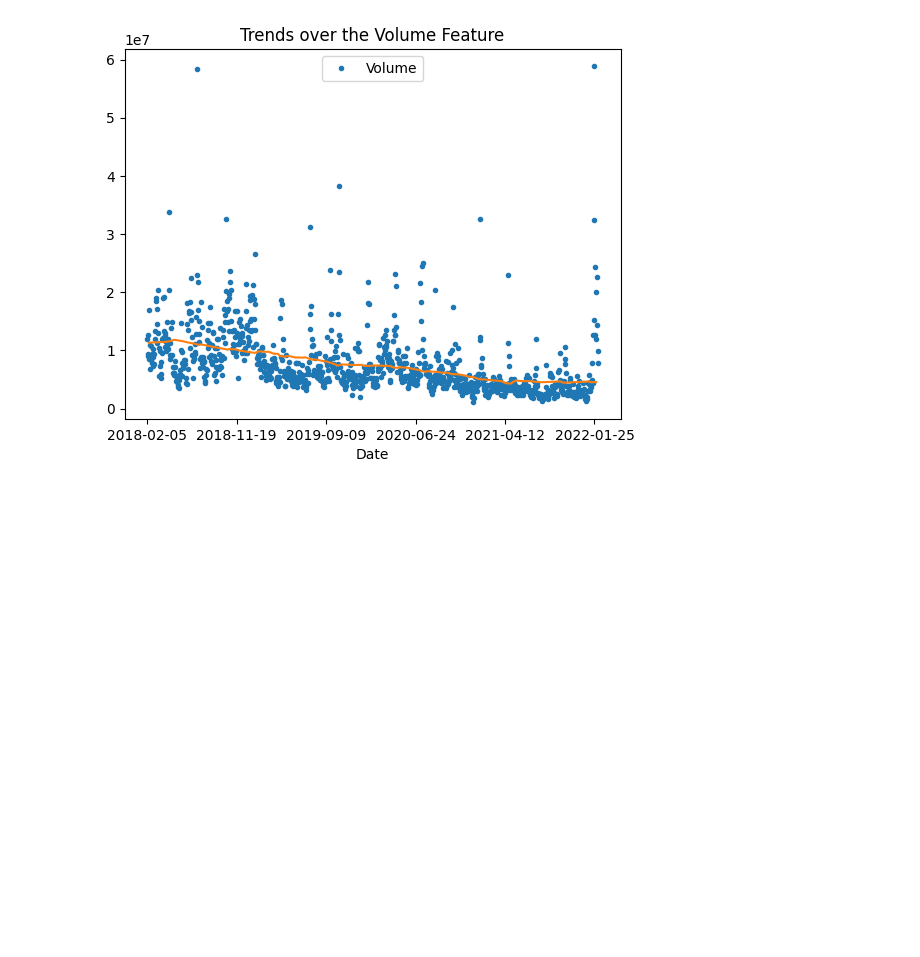
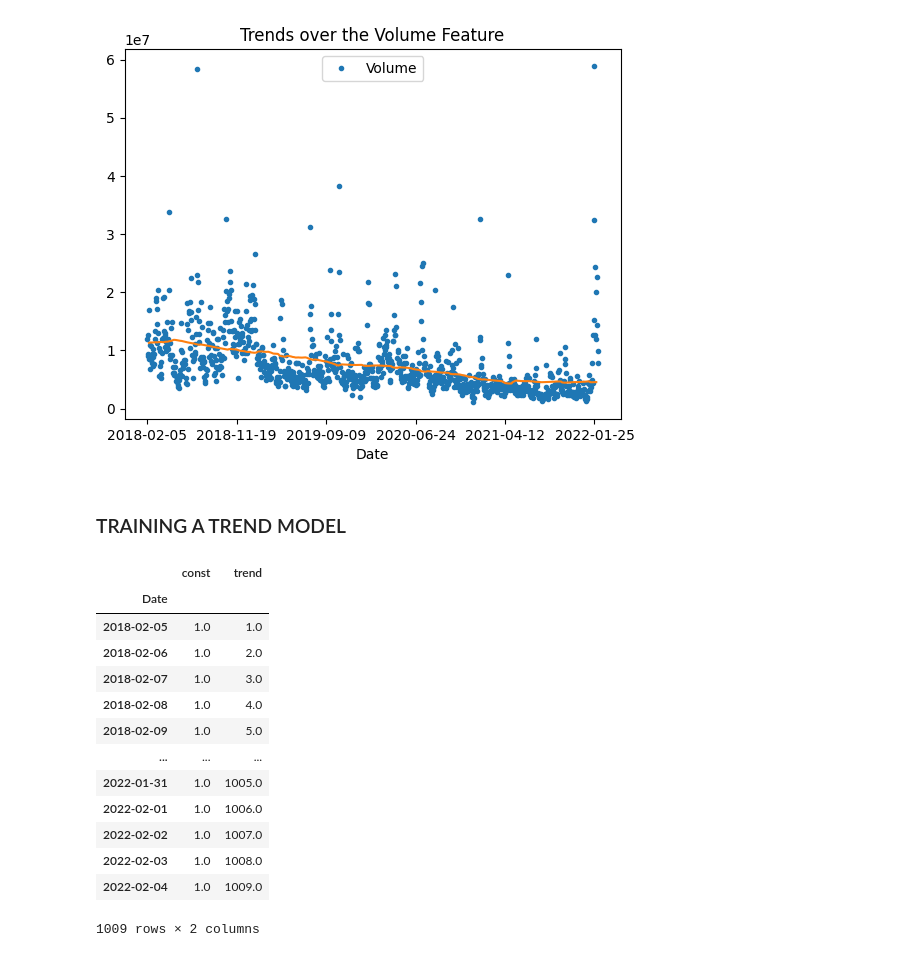
Before and after one commit to LuanB-compt/netflix-price-prediction, a Jupyter notebook: trends.ipynb, the cells around one changed output. Saved outputs shown, nothing was run; the diff lists cells and outputs as text; code cells hidden in the pictures; blank space fills up the shorter version.

```diff
--- a/trends.ipynb
+++ b/trends.ipynb
@@ -41,3 +45,30 @@ for column in data.columns.to_list():
 [figure]
 [figure]
 [figure]
+# %% [markdown]
+### TRAINING A TREND MODEL
+# %%
+dp = DeterministicProcess(
+    index=data.index,
+    constant=True,
+    order=1,
+    drop=True
+)
+
+X = dp.in_sample()
+X
+# %% [output]
+|  | const | trend |
+| Date |  |  |
+| 2018-02-05 | 1.0 | 1.0 |
+| 2018-02-06 | 1.0 | 2.0 |
+| 2018-02-07 | 1.0 | 3.0 |
+| 2018-02-08 | 1.0 | 4.0 |
+| 2018-02-09 | 1.0 | 5.0 |
+| ... | ... | ... |
+| 2022-01-31 | 1.0 | 1005.0 |
+| 2022-02-01 | 1.0 | 1006.0 |
+| 2022-02-02 | 1.0 | 1007.0 |
+| 2022-02-03 | 1.0 | 1008.0 |
+| 2022-02-04 | 1.0 | 1009.0 |
+1009 rows × 2 columns
```
Also changed, not shown: parts of 4 cells of this notebook.
